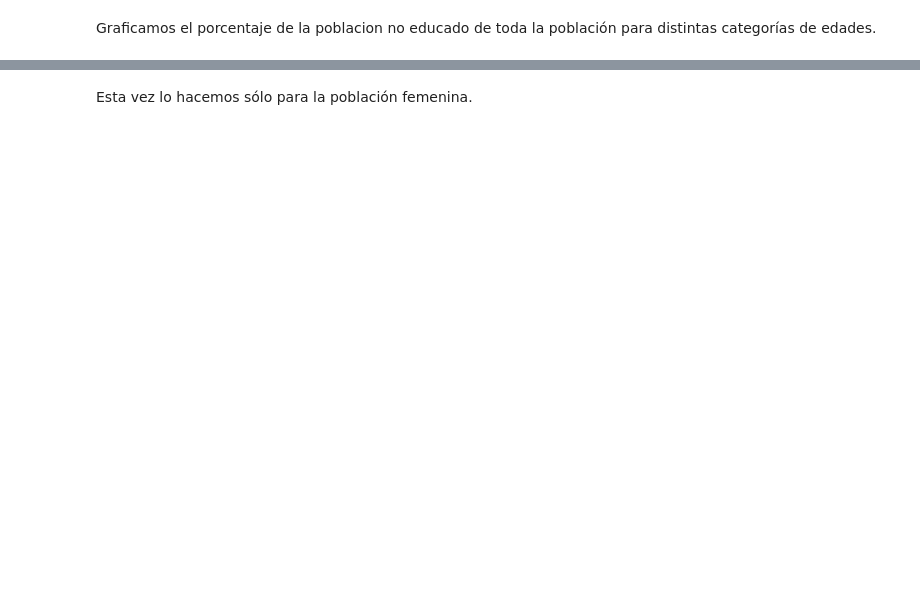
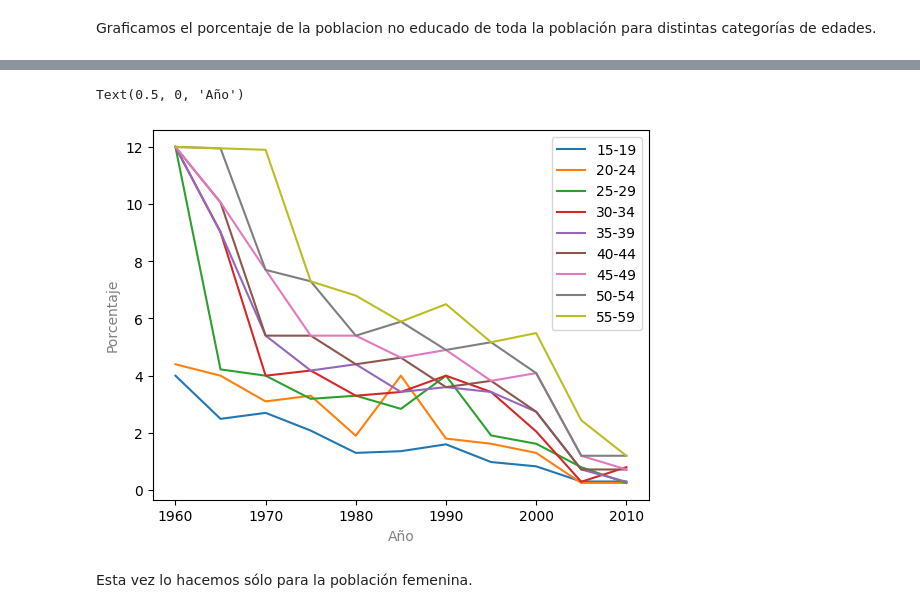
Before and after one commit to SunFanton/python-courses, a Jupyter notebook: humai/analisis-de-datos-Humai/05_Visualizacion/Visualizacion.ipynb, the cells around one changed output, grey strips where cells are left out. Cells and saved outputs as stored; diff of their text form; code cells hidden in the pictures; blank space fills up the shorter version.

```diff
--- a/humai/analisis-de-datos-Humai/05_Visualizacion/Visualizacion.ipynb
+++ b/humai/analisis-de-datos-Humai/05_Visualizacion/Visualizacion.ipynb
@@ -266,3 +357,11 @@ plt.xticks([0,1,2,3,4,5,6,7,8],df.columns.tolist())
+# %%
+df.sort_index(axis=0, inplace=True)
+df.plot(style = '-')
+plt.ylabel('Porcentaje',color = 'grey')
+plt.xlabel('Año', color = 'grey')
+# %% [output]
+Text(0.5, 0, 'Año')
+[figure, added]
 # %% [markdown]
 Esta vez lo hacemos sólo para la población femenina.
 # %%
```
Also changed, not shown: parts of 36 cells of this notebook.
